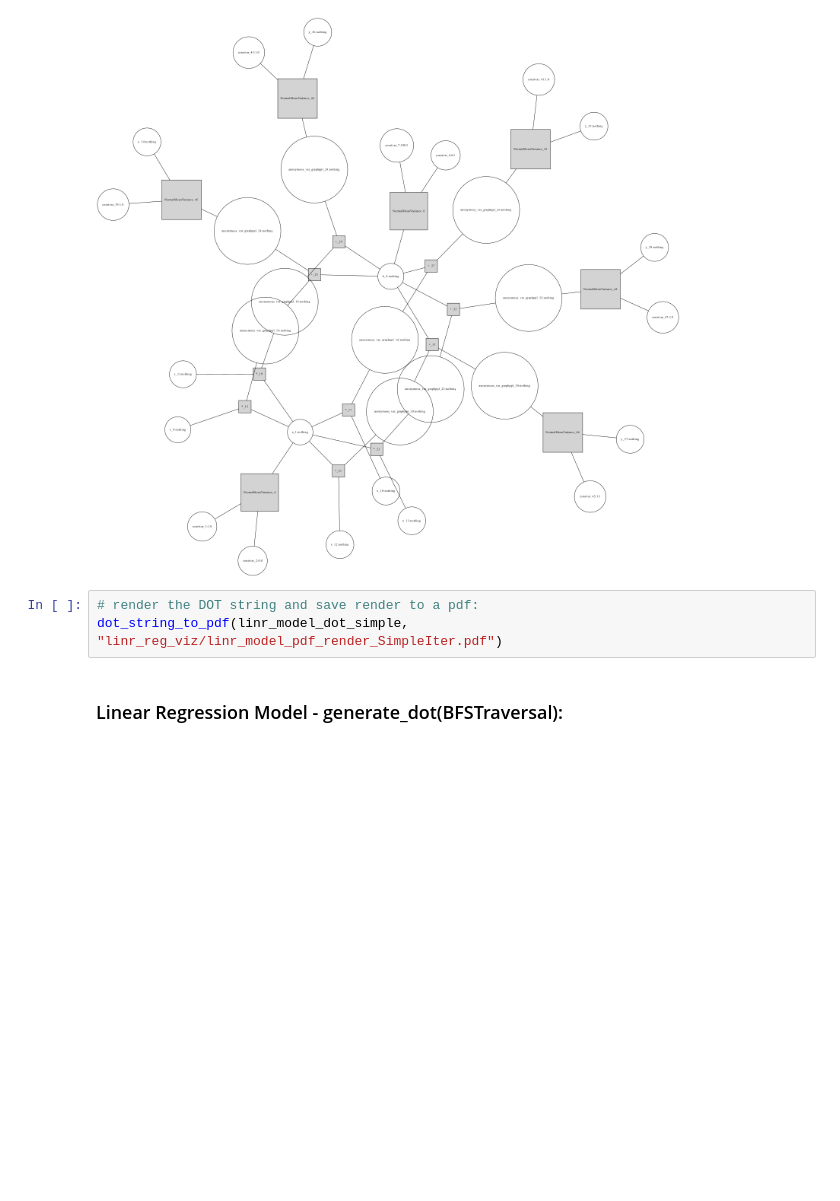
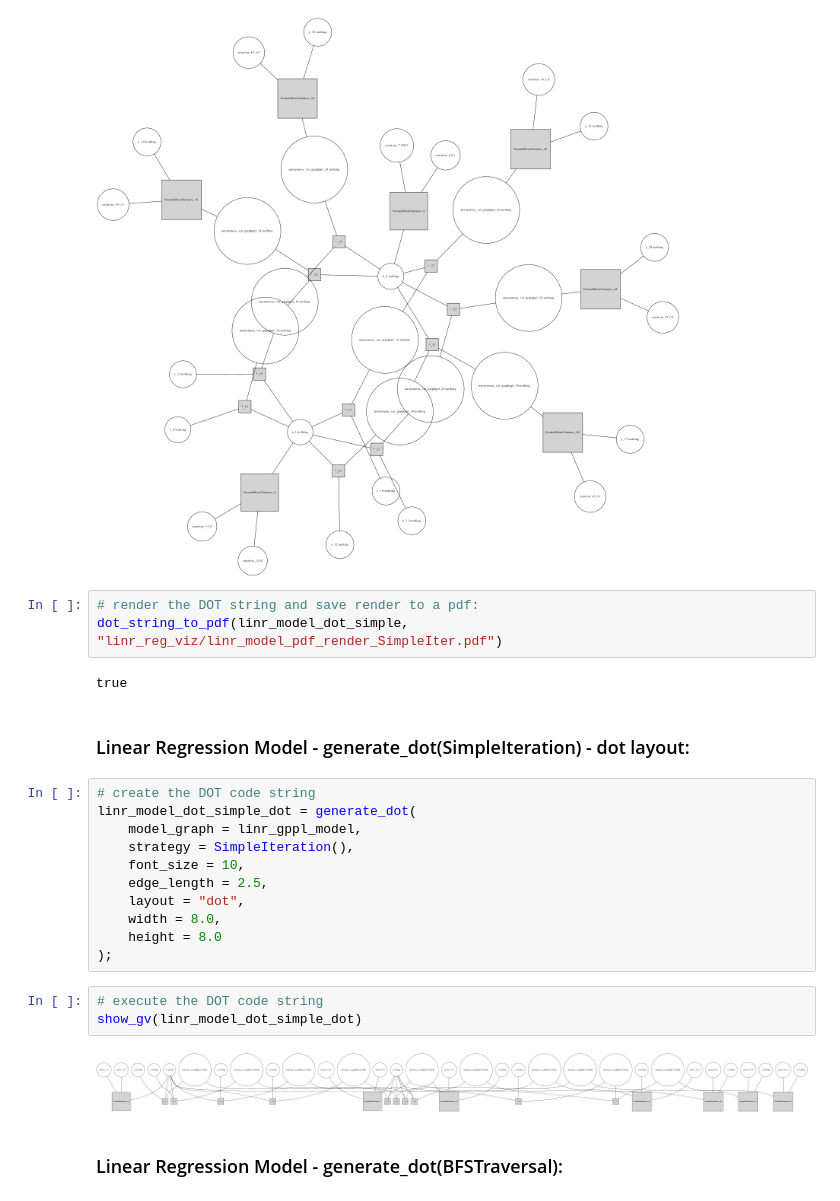
Before and after one commit to FraserP117/ActInf_RxInfer, a Jupyter notebook: generate_dot_methods.ipynb, the cells around one changed output. Saved outputs shown, nothing was run; the diff lists cells and outputs as text; blank space fills up the shorter version.

```diff
--- a/generate_dot_methods.ipynb
+++ b/generate_dot_methods.ipynb
@@ -745,9 +953,29 @@ linr_model_dot_simple = generate_dot(
 show_gv(linr_model_dot_simple)
 # %% [output]
 [figure]
-# %%
-# render the DOT string and save render to a pdf:
-dot_string_to_pdf(linr_model_dot_simple, "linr_reg_viz/linr_model_pdf_render_SimpleIter.pdf")
+# %%
+# render the DOT string and save render to a pdf:
+dot_string_to_pdf(linr_model_dot_simple, "linr_reg_viz/linr_model_pdf_render_SimpleIter.pdf")
+# %% [output]
+true
+# %% [markdown]
+### Linear Regression Model - generate_dot(SimpleIteration) - dot layout:
+# %%
+# create the DOT code string
+linr_model_dot_simple_dot = generate_dot(
+    model_graph = linr_gppl_model,
+    strategy = SimpleIteration(),
+    font_size = 10,
+    edge_length = 2.5,
+    layout = "dot",
+    width = 8.0,
+    height = 8.0
+);
+# %%
+# execute the DOT code string
+show_gv(linr_model_dot_simple_dot)
+# %% [output]
+[figure, added]
 # %% [markdown]
 ### Linear Regression Model - generate_dot(BFSTraversal):
 # %%
```
Also changed, not shown: parts of 40 cells of this notebook, 5 other files.
